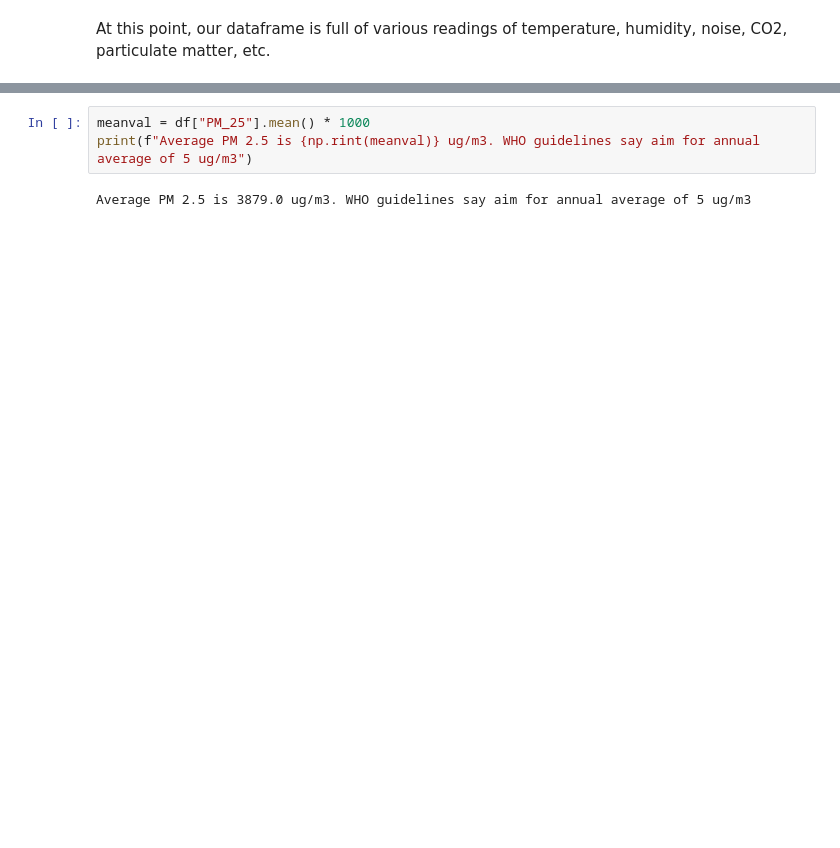
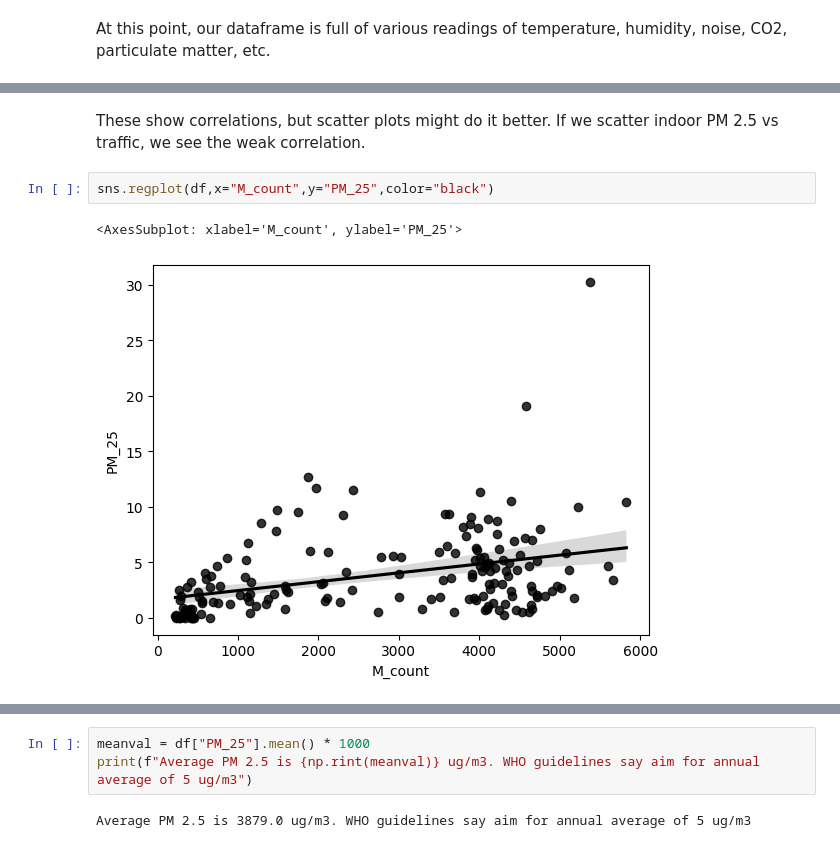
Before and after one commit to cooscoos/air_qual, a Jupyter notebook: README.ipynb, the cells around one changed output, grey strips where cells are left out. Drawn from its saved outputs; the diff is of its cells as text; blank space fills up the shorter version.

```diff
--- a/README.ipynb
+++ b/README.ipynb
@@ -94,0 +111,7 @@ df.plot.scatter(x="M_count",y="PM_25", ylabel="PM 2.5 (ppm)",xlabel="Motorway tr
+# %% [markdown]
+These show correlations, but scatter plots might do it better. If we scatter indoor PM 2.5 vs traffic, we see the weak correlation.
+# %%
+sns.regplot(df,x="M_count",y="PM_25",color="black")
+# %% [output]
+<AxesSubplot: xlabel='M_count', ylabel='PM_25'>
+[figure, added]
```
Also changed, not shown: parts of 27 cells of this notebook, 15 other files.
